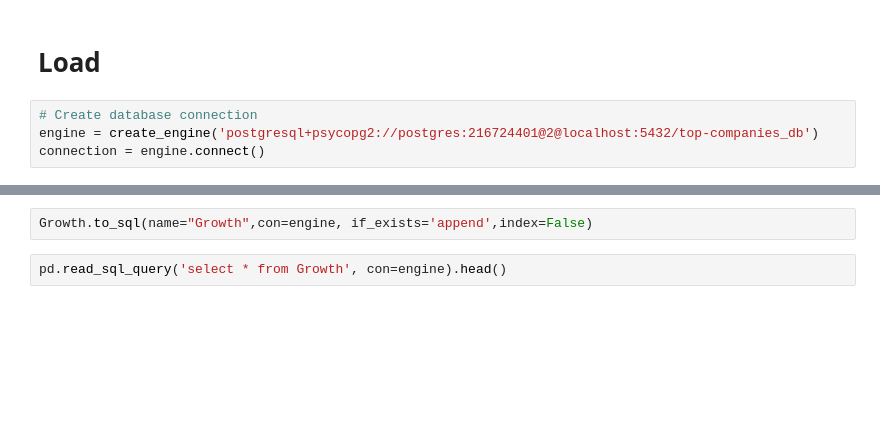
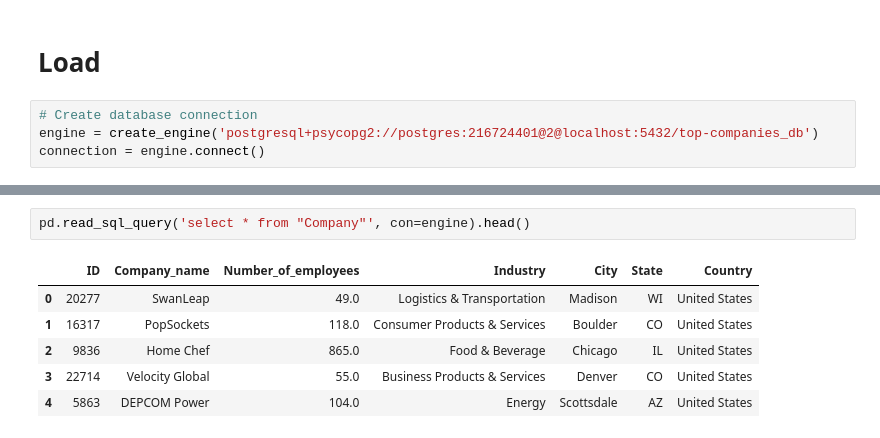
Before and after one commit to ermiasgelaye/ETL-Project, a Jupyter notebook: ETL_data_project.ipynb, the cells around one changed output, grey strips where cells are left out. Drawn from its saved outputs; the diff is of its cells as text; blank space fills up the shorter version.

```diff
--- a/ETL_data_project.ipynb
+++ b/ETL_data_project.ipynb
@@ -322,4 +323,9 @@ Years.to_sql(name="Years",con=engine, if_exists='append',index=False)
-# %%
-Growth.to_sql(name="Growth",con=engine, if_exists='append',index=False)
 # %%
-pd.read_sql_query('select * from Growth', con=engine).head()
+pd.read_sql_query('select * from "Company"', con=engine).head()
+# %% [output]
+|  | ID | Company_name | Number_of_employees | Industry | City | State | Country |
+| 0 | 20277 | SwanLeap | 49.0 | Logistics & Transportation | Madison | WI | United States |
+| 1 | 16317 | PopSockets | 118.0 | Consumer Products & Services | Boulder | CO | United States |
+| 2 | 9836 | Home Chef | 865.0 | Food & Beverage | Chicago | IL | United States |
+| 3 | 22714 | Velocity Global | 55.0 | Business Products & Services | Denver | CO | United States |
+| 4 | 5863 | DEPCOM Power | 104.0 | Energy | Scottsdale | AZ | United States |
```
Also changed, not shown: parts of 8 cells of this notebook, 1 other file.
